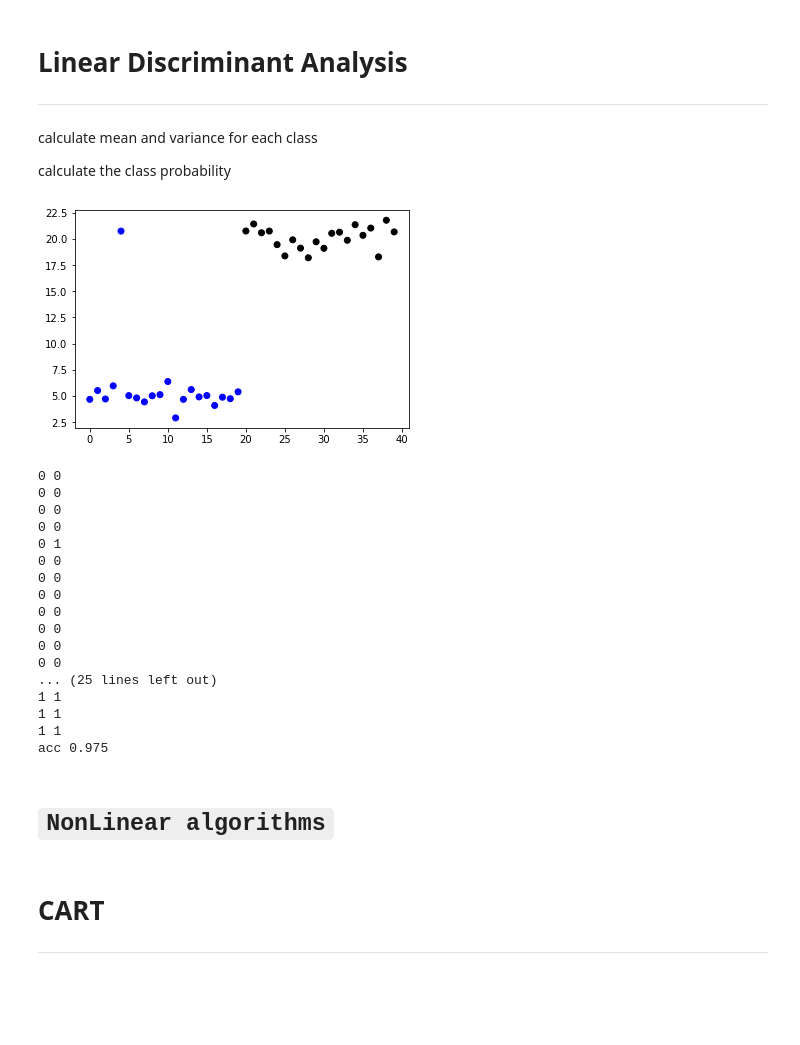
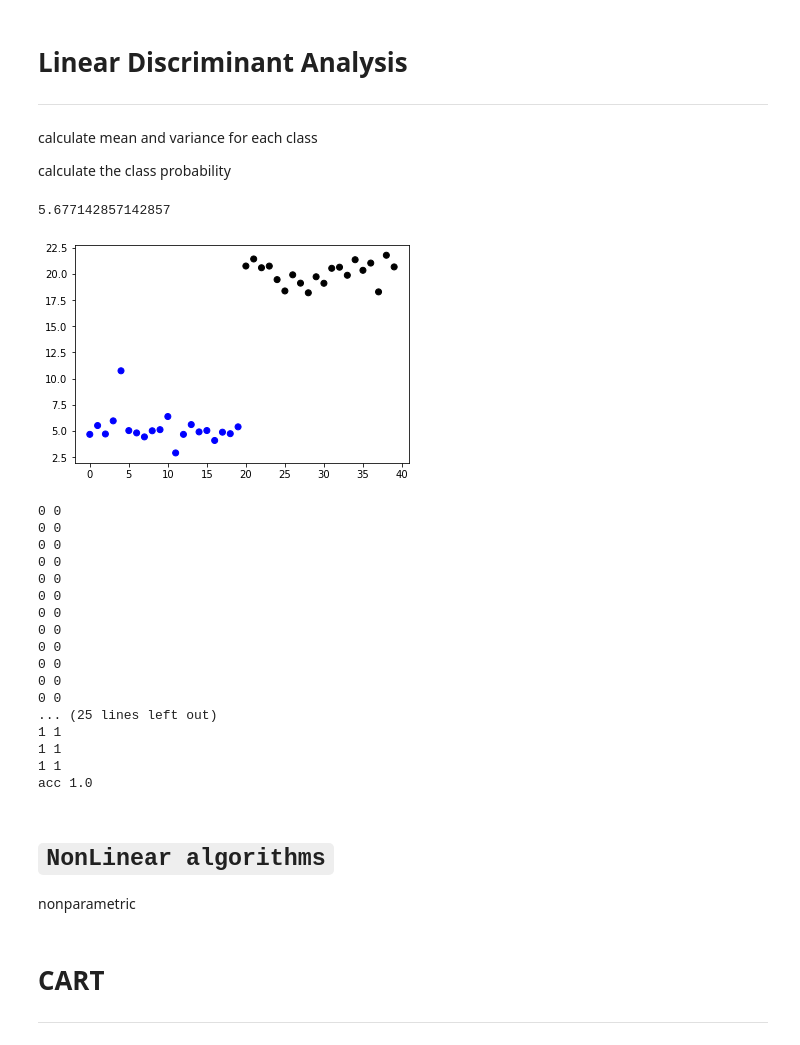
Before and after one commit to hsargoli/MyWorks, a Jupyter notebook: MLalgorithm.ipynb, the cells around one changed output. Cells and saved outputs as stored; diff of their text form; code cells hidden in the pictures; blank space fills up the shorter version.

```diff
--- a/MLalgorithm.ipynb
+++ b/MLalgorithm.ipynb
@@ -88,9 +90,9 @@ def GD(initweight,index):
     init_weight=initweight
     yyp=init_weight[0]+init_weight[1]*xx[index]
     err=yyp-yy[index]
-    for i in range(50):
+    for i in range(500):  # range ( iteration )
         #print(init_weight)
-        learning_rate=0.1
+        learning_rate=0.01
         init_weight[0]=init_weight[0]-(err*learning_rate)
         init_weight[1]=init_weight[1]-(err*learning_rate*xx[index])   # error naghsh gradian ro dare
                                  # dar asl bayad moshtagh martabe 1 taabe baashe
@@ -106,8 +108,13 @@ def predictor(x,y,w):
     for i,j in zip(y,resy):
         print(i,j)
     return resy
-wn=GD([1,1],3)
-print(wn)
-basd=predictor(xx,yy,wn)
-Rmse(yy,basd)
+
+def present(init_w,xdata,ydata):
+    for i in range(len(xdata)):
+        wn=GD(init_w,i)
+        print(i, wn, sep=' *- ')
+        basd=predictor(xdata,ydata,wn)
+        print('Rmse : ', Rmse(ydata,basd))
+        print(' -------- ')
+present([0,0],xx,yy)
 # %% [output]
@@ -149,6 +165,16 @@ class LR:
         res=w[0]+(np.dot(w[1:],x))
         out=1/(1+np.exp(-res))
         return out
+    def updater2(self,w,alpha,y,ypred,x):
+        wnew=[]
+        for i in range(len(w)):
+            if i == 0 :
+                w1  = w[i] + alpha * (y-ypred) * ypred * (1-ypred)* 1
+                wnew.append(w1)
+            elif i >= 1:
+                w1 = w[i] + alpha * (y-ypred) * x[(i-1)]# (y-ypred) * ypred * (1-ypred)* x[(i-1)]
+                wnew.append(w1)
+        return wnew
     def updater(self,w,alpha,y,ypred,x):
         w1 = w[0] + alpha * (y-ypred) * ypred * (1-ypred)* 1
         w2 = w[1] + alpha * (y-ypred) * ypred * (1-ypred)* x[0]
@@ -161,7 +187,7 @@ class LR:
         while t < ite:
             random_index = random.randint(0, 9)
             res=self.sigmoid(w,x[random_index])
-            w=self.updater(w,lr,y[random_index],res,x[random_index])
+            w=self.updater2(w,lr,y[random_index],res,x[random_index])
             #print(w,sto)
             t+=1
         return w
@@ -183,13 +209,18 @@ class LR:
         for i, j in acc:
             if i == j :
                 score += 1
-        print(acc, '\nthe accuracy : \t', score/len(x))
+        print(acc, '\naccuracy : \t', score/len(x))
         return res
+    def present(self,index,initweight,x,y,iteration,LR):
+        inw=initweight
+        www=self.doo(initweight,x,y,iteration,LR)
+        self.predicter(www,x,y)
+        print('weights : ',www)
 sg=LR()
 inw=[0,0,0]
-yp=sg.sigmoid(inw,Xd[4])
+#yp=sg.sigmoid(inw,Xd[4])
 #sg.updater([0,0,0],0.003,y[0],yp,Xd[0])
-www=sg.doo([0,0,0],Xd,y,200,0.01)
+www=sg.doo([5,-6,0],Xd,y,40000,2)
 #sg.predicter(www,Xd,y)
 sg.predicter(www,Xd,y)
 print(www)
@@ -216,6 +253,14 @@ plt.plot(xpl,b)
 calculate mean and variance for each class
 
 calculate the class probability
+# %%
+xx=[[2.95,6.63,1],[2.53,7.79,1],[3.57,5.65,1],[3.16,5.47,1],[2.58,4.46,0],[2.16,6.22,0],[3.27,3.52,0]]
+x1=[i[0] for i in xx if i[2] == 1]
+x2=[i for i in xx if i[2] == 0]
+xxx=[i[1] for i in xx]
+np.mean(xxx)
+# %% [output]
+5.677142857142857
 # %%
 #Load data
 data=[
@@ -223,7 +268,7 @@ data=[
 [5.509198779, 0],
 [4.702791608, 0],
 [5.956706641,0],
-[20.738622413, 0],
+[10.738622413, 0],
 [5.027283325, 0],
 [4.805434058, 0],
 [4.425689143, 0],
@@ -251,34 +296,34 @@ data=[
 [19.71767611, 1],
 [19.09629027, 1],
 [20.52741312, 1],
 [20.63205608, 1],
 [19.86218119, 1],
 [21.34670569, 1],
 [20.333906 ,1],
 [21.02714855, 1],
 [18.27536089, 1],
 [21.77371156, 1],
 [20.65953546, 1]]
 data=np.array(data)
 xdata=data[:,0]
 ydata=data[:,1]
 y=[int(i) for i in ydata]
 colormap=np.array(['b','k'])
 plt.scatter(range(len(xdata)),xdata,color=colormap[y])
 plt.show()
 class1=[]
 class2=[]
 for i in range(len(xdata)):
     if ydata[i] == 0:
         class1.append(xdata[i])
     elif ydata[i] == 1:
         class2.append(xdata[i])
 c1,c2=np.array(class1),np.array(class2)
 meanC1,meanC2=np.mean(c1),np.mean(c2)
 
 classprobability=[y.count(1)/len(y),y.count(0)/len(y)]
 # %% [output]
-[figure, old version]
+[figure, new version]
 # %%
 def SquaredDifference(data):
     mean=sum(data)/len(data)
@@ -286,11 +331,10 @@ def SquaredDifference(data):
     a=sum(a)
     return a
 def variance(SD,Nclass,Ninstance):
-    var=1/(Ninstance-Nclass) * SD
-    return var
+    return 1/(Ninstance-Nclass) * SD
 
-SDC1,SDC2=SquaredDifference(c1),SquaredDifference(c2)
-SDT=SDC1+SDC2
+SDC1, SDC2 = SquaredDifference(c1), SquaredDifference(c2)
+SDT = SDC1 + SDC2
 var=variance(SDT,2,len(xdata))
 # ,,,,,,,,,,,,,,,,,,,,,,,,,,,,,,,,,,,,,,,,,,,,,,,,,,,,,,,,,
 import math
@@ -300,6 +344,7 @@ def LdA(x,mean,var,classProbability):
 def predict(x,mean,var,classProbability):
     sto=[]
     for i in xdata:
+
         a= LdA(i,meanC1,var,classprobability[0])
         b= LdA(i,meanC2,var,classprobability[1])
         sto.append([a,b])
@@ -321,7 +366,7 @@ print('acc',ss/len(y))
 0 0
 0 0
 0 0
-0 1
+0 0
 0 0
 0 0
 0 0
@@ -333,9 +378,10 @@ print('acc',ss/len(y))
 1 1
 1 1
 1 1
-acc 0.975
+acc 1.0
 # %% [markdown]
 # `NonLinear algorithms`
+ nonparametric
 # %% [markdown]
 # CART
 ---------
```
Also changed, not shown: parts of 17 cells of this notebook.
